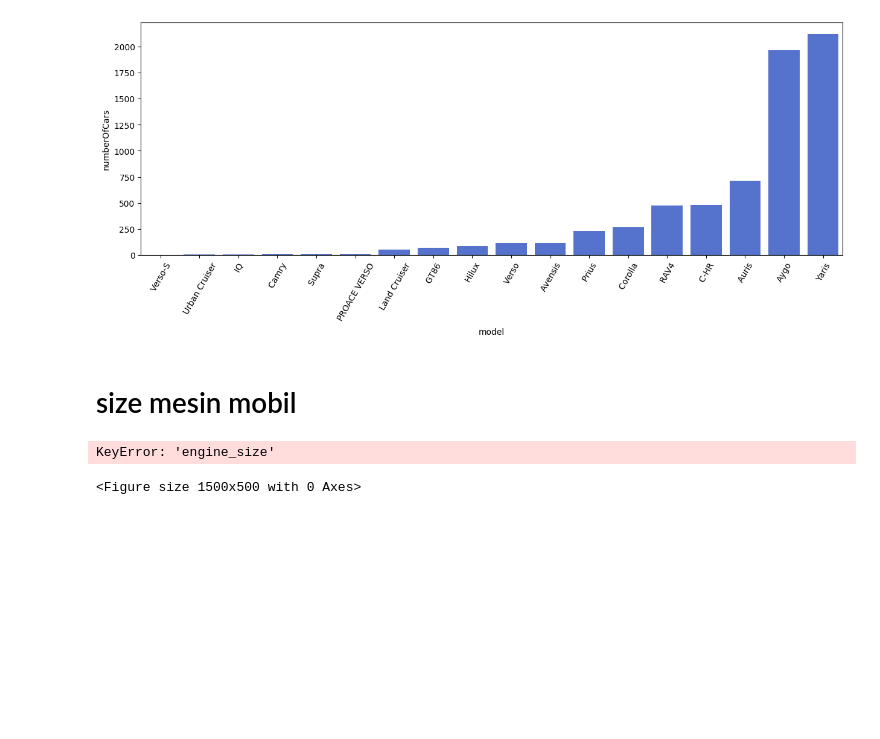
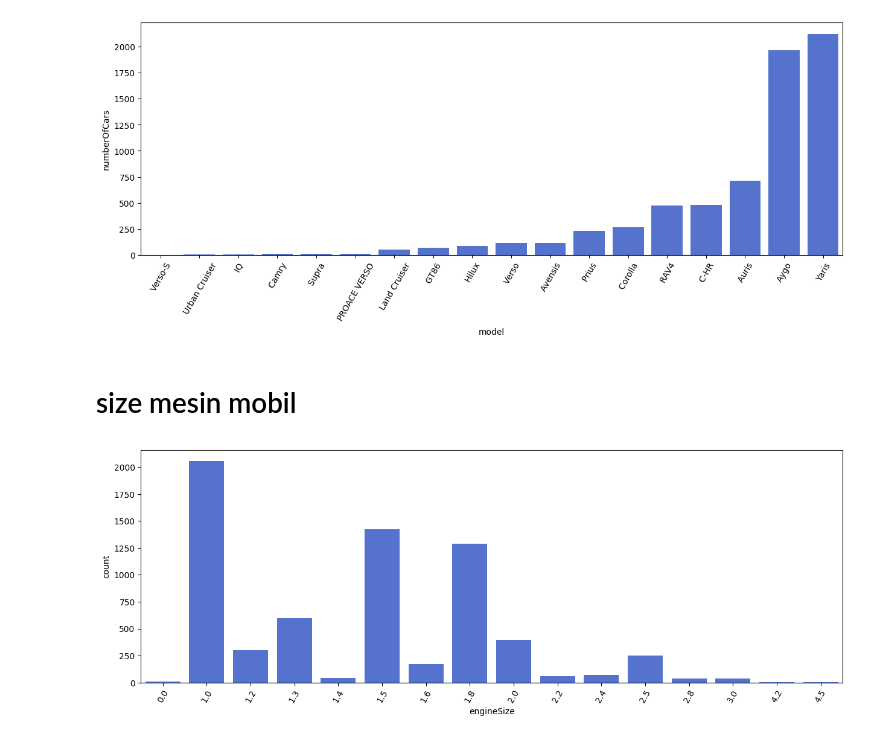
Before and after one commit to joyonurdiansyah/data-mining-car-py, a Jupyter notebook: estimasi_mobil.ipynb, the cells around one changed output. Saved outputs shown, nothing was run; the diff lists cells and outputs as text; code cells hidden in the pictures; blank space fills up the shorter version.

Commit message:
size engine mobil fix

```diff
--- a/estimasi_mobil.ipynb
+++ b/estimasi_mobil.ipynb
@@ -135,8 +135,11 @@ plt.xticks(rotation=60)
 engine= df.groupby('engineSize').count()[['tax']].sort_values(by='tax')
 engine = engine.rename(columns={'tax': 'count'})
 # %%
+engine = df.groupby('engineSize').size().reset_index(name='count')
+
 plt.figure(figsize=(15, 5))
 sns.barplot(x=engine['engineSize'], y=engine['count'], color='royalblue')
+plt.xticks(rotation=60)
+plt.show()
 # %% [output]
-KeyError: 'engine_size'
-<Figure size 1500x500 with 0 Axes>
+[figure, added]
```
